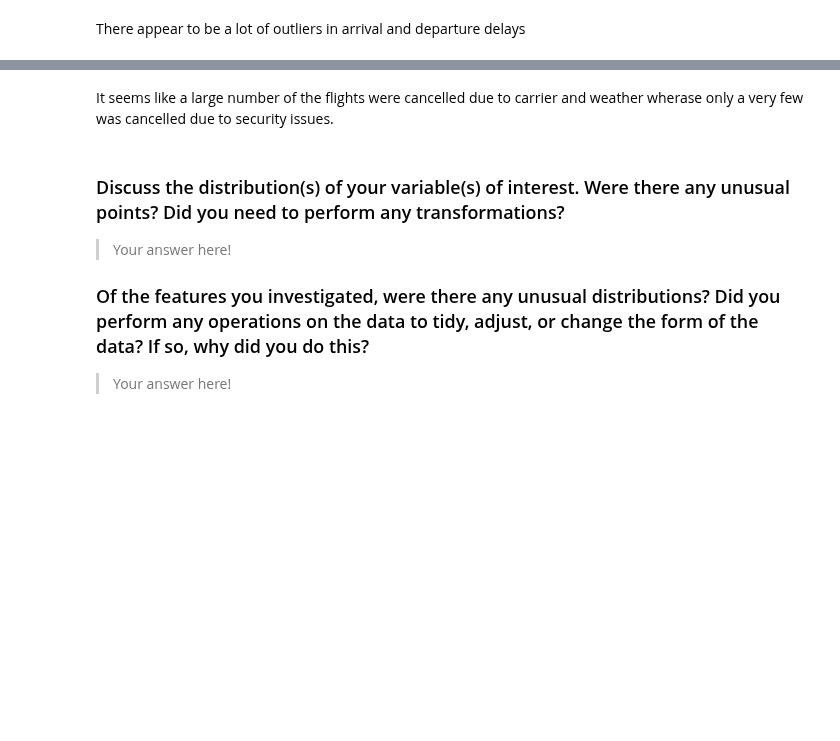
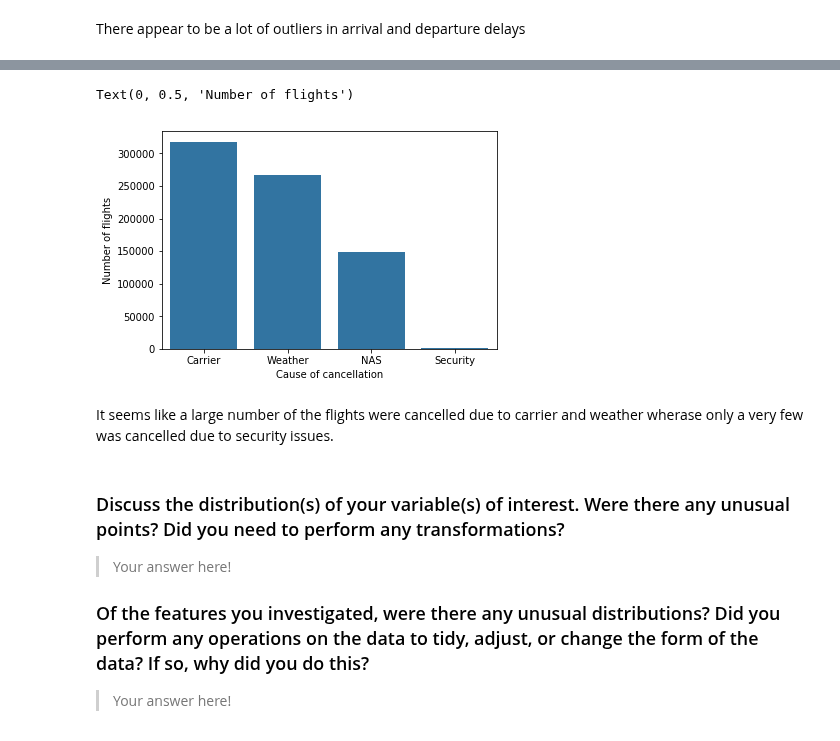
Before and after one commit to command7/exploratory_data_analysis, a Jupyter notebook: Analysis.ipynb, the cells around one changed output, grey strips where cells are left out. Drawn from its saved outputs; the diff is of its cells as text; code cells hidden in the pictures; blank space fills up the shorter version.

```diff
--- a/Analysis.ipynb
+++ b/Analysis.ipynb
@@ -52,5 +19,5 @@ flights_data.to_csv("flights_data.csv")
 # %%
-flights_data = pd.read_csv("flights_data.csv")
+flights_data = pd.read_csv("2008.csv")
 # %%
 #Make all column names lower case
 default_cols = list(flights_data.columns)
@@ -108,7 +56,3 @@ def convert_to_datetime(data):
                 return "0000"
             else:
                 return replaced_string
-# %%
-flights_data["dep_time"] = flights_data.deptime.apply(convert_to_datetime)
-flights_data["dep_time"] = pd.to_datetime(flights_data["dep_time"], format="%H%M")
-flights_data.dep_time.dtypes
@@ -182,12 +142,15 @@ plt.ylabel("Number of flights")
 # %%
 
-cancel_order = flights_data.CancellationCode.value_counts().index
+cancel_order = flights_data.cancellationcode.value_counts().index
 sb.countplot(data=flights_data, x="cancellationcode", order=cancel_order, color=sb.color_palette()[0])
 cancelCode_xticks = np.arange(0,4,1)
 cancelCode_xticklabels = ["Carrier", "Weather", "NAS", "Security"]
 plt.xticks(cancelCode_xticks, cancelCode_xticklabels)
 plt.xlabel("Cause of cancellation")
 plt.ylabel("Number of flights")
+# %% [output]
+Text(0, 0.5, 'Number of flights')
+[figure, added]
 # %% [markdown]
 It seems like a large number of the flights were cancelled due to carrier and weather wherase only a very few was cancelled due to security issues.
 # %% [markdown]
```
Also changed, not shown: parts of 17 cells of this notebook.
